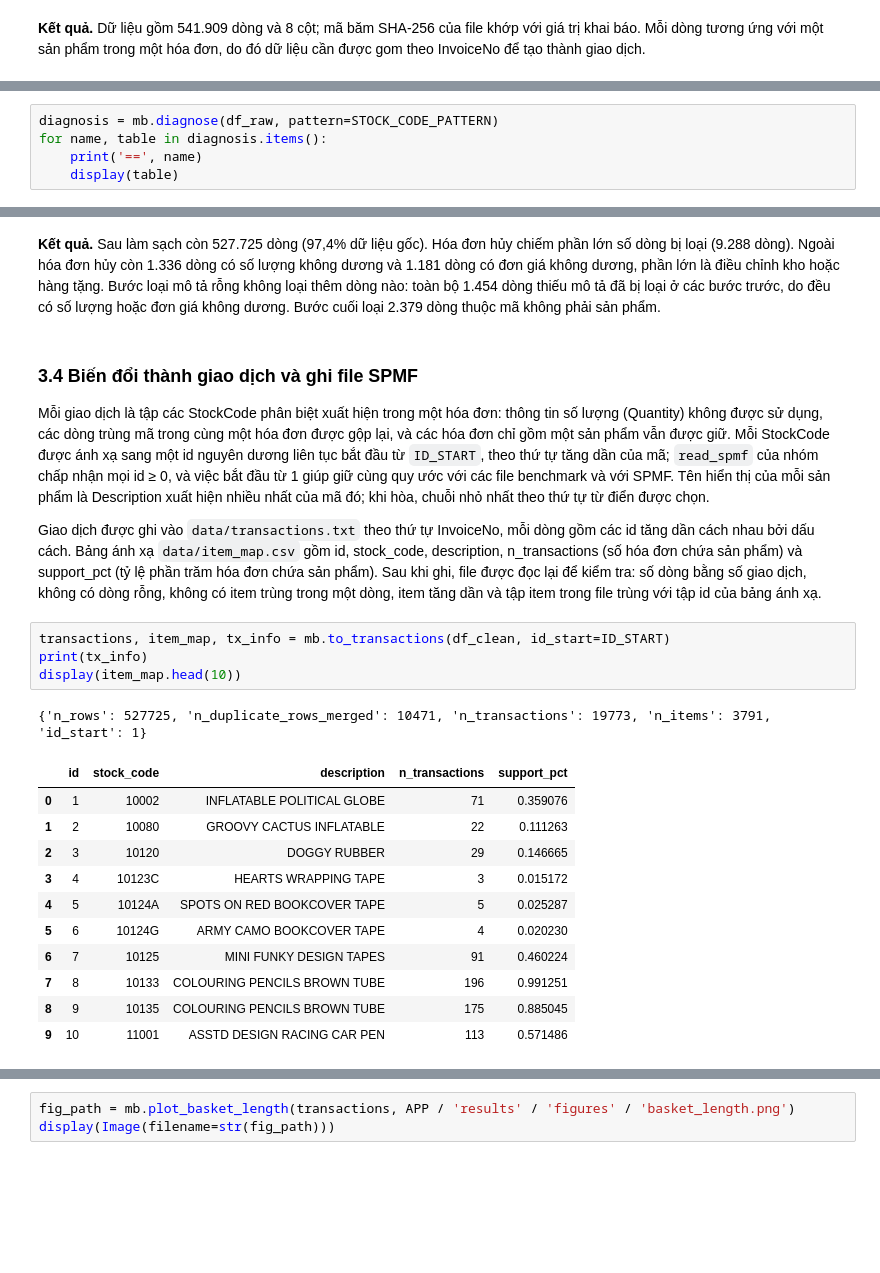
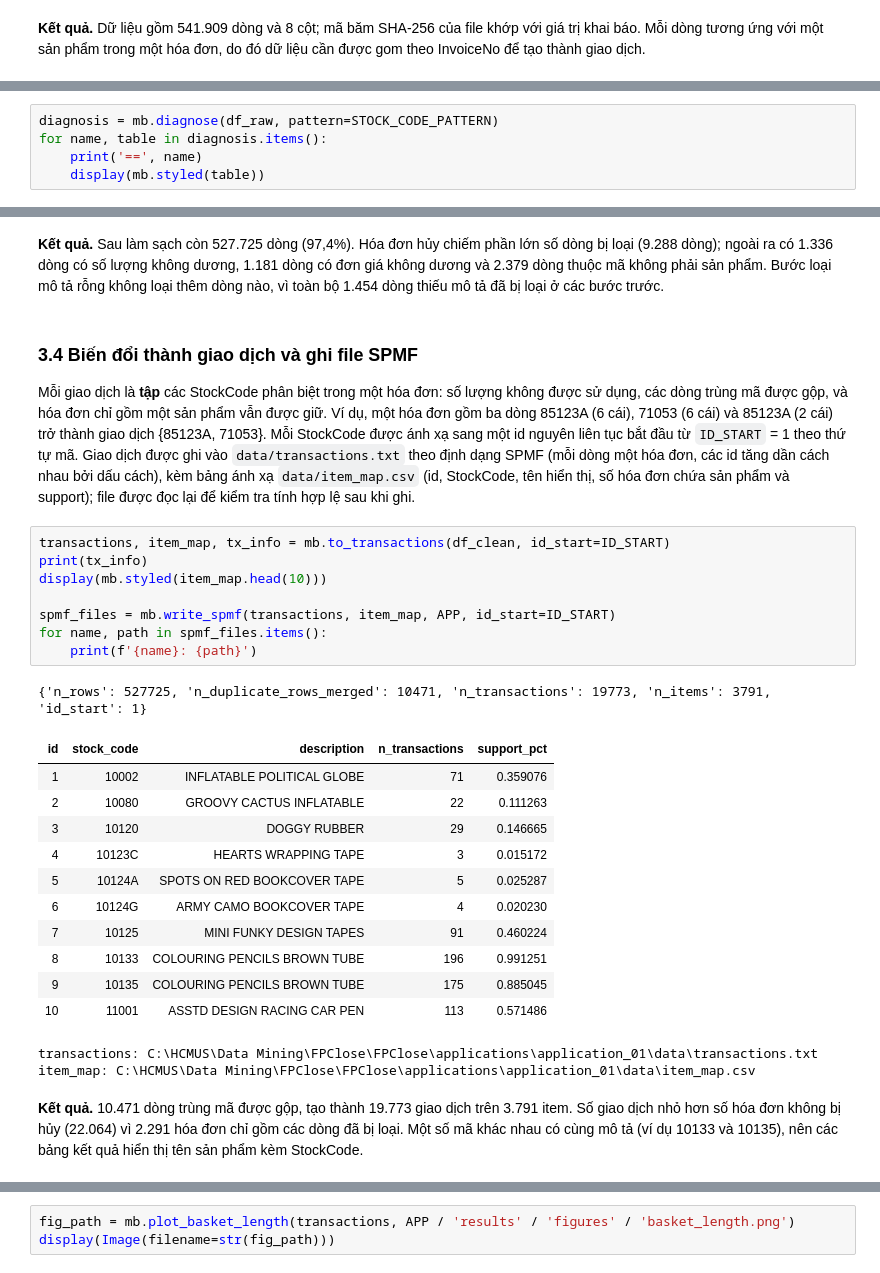
Before and after one commit to DRAGON-1312/FPClose, a Jupyter notebook: notebooks/application_01.ipynb, the cells around one changed output, grey strips where cells are left out. Cells and saved outputs as stored; diff of their text form; blank space fills up the shorter version.

Commit message:
Ứng dụng 1: market basket hoàn chỉnh (tiền xử lý, khai thác, luật, kiểm chứng, diễn giải)

```diff
--- a/notebooks/application_01.ipynb
+++ b/notebooks/application_01.ipynb
@@ -110,6 +145,6 @@ Trước khi loại bỏ bất kỳ dòng nào, dữ liệu được chẩn đo
 diagnosis = mb.diagnose(df_raw, pattern=STOCK_CODE_PATTERN)
 for name, table in diagnosis.items():
     print('==', name)
-    display(table)
+    display(mb.styled(table))
 # %% [output]
 == summary
@@ -172,25 +207,31 @@ display(cleaning_steps)
 # %% [markdown]
-**Kết quả.** Sau làm sạch còn 527.725 dòng (97,4% dữ liệu gốc). Hóa đơn hủy chiếm phần lớn số dòng bị loại (9.288 dòng). Ngoài hóa đơn hủy còn 1.336 dòng có số lượng không dương và 1.181 dòng có đơn giá không dương, phần lớn là điều chỉnh kho hoặc hàng tặng. Bước loại mô tả rỗng không loại thêm dòng nào: toàn bộ 1.454 dòng thiếu mô tả đã bị loại ở các bước trước, do đều có số lượng hoặc đơn giá không dương. Bước cuối loại 2.379 dòng thuộc mã không phải sản phẩm.
+**Kết quả.** Sau làm sạch còn 527.725 dòng (97,4%). Hóa đơn hủy chiếm phần lớn số dòng bị loại (9.288 dòng); ngoài ra có 1.336 dòng có số lượng không dương, 1.181 dòng có đơn giá không dương và 2.379 dòng thuộc mã không phải sản phẩm. Bước loại mô tả rỗng không loại thêm dòng nào, vì toàn bộ 1.454 dòng thiếu mô tả đã bị loại ở các bước trước.
 # %% [markdown]
 ### 3.4 Biến đổi thành giao dịch và ghi file SPMF
 
-Mỗi giao dịch là tập các StockCode phân biệt xuất hiện trong một hóa đơn: thông tin số lượng (Quantity) không được sử dụng, các dòng trùng mã trong cùng một hóa đơn được gộp lại, và các hóa đơn chỉ gồm một sản phẩm vẫn được giữ. Mỗi StockCode được ánh xạ sang một id nguyên dương liên tục bắt đầu từ `ID_START`, theo thứ tự tăng dần của mã; `read_spmf` của nhóm chấp nhận mọi id ≥ 0, và việc bắt đầu từ 1 giúp giữ cùng quy ước với các file benchmark và với SPMF. Tên hiển thị của mỗi sản phẩm là Description xuất hiện nhiều nhất của mã đó; khi hòa, chuỗi nhỏ nhất theo thứ tự từ điển được chọn.
-
-Giao dịch được ghi vào `data/transactions.txt` theo thứ tự InvoiceNo, mỗi dòng gồm các id tăng dần cách nhau bởi dấu cách. Bảng ánh xạ `data/item_map.csv` gồm id, stock_code, description, n_transactions (số hóa đơn chứa sản phẩm) và support_pct (tỷ lệ phần trăm hóa đơn chứa sản phẩm). Sau khi ghi, file được đọc lại để kiểm tra: số dòng bằng số giao dịch, không có dòng rỗng, không có item trùng trong một dòng, item tăng dần và tập item trong file trùng với tập id của bảng ánh xạ.
+Mỗi giao dịch là **tập** các StockCode phân biệt trong một hóa đơn: số lượng không được sử dụng, các dòng trùng mã được gộp, và hóa đơn chỉ gồm một sản phẩm vẫn được giữ. Ví dụ, một hóa đơn gồm ba dòng 85123A (6 cái), 71053 (6 cái) và 85123A (2 cái) trở thành giao dịch {85123A, 71053}. Mỗi StockCode được ánh xạ sang một id nguyên liên tục bắt đầu từ `ID_START` = 1 theo thứ tự mã. Giao dịch được ghi vào `data/transactions.txt` theo định dạng SPMF (mỗi dòng một hóa đơn, các id tăng dần cách nhau bởi dấu cách), kèm bảng ánh xạ `data/item_map.csv` (id, StockCode, tên hiển thị, số hóa đơn chứa sản phẩm và support); file được đọc lại để kiểm tra tính hợp lệ sau khi ghi.
 # %%
 transactions, item_map, tx_info = mb.to_transactions(df_clean, id_start=ID_START)
 print(tx_info)
-display(item_map.head(10))
+display(mb.styled(item_map.head(10)))
+
+spmf_files = mb.write_spmf(transactions, item_map, APP, id_start=ID_START)
+for name, path in spmf_files.items():
+    print(f'{name}: {path}')
 # %% [output]
 {'n_rows': 527725, 'n_duplicate_rows_merged': 10471, 'n_transactions': 19773, 'n_items': 3791, 'id_start': 1}
-|  | id | stock_code | description | n_transactions | support_pct |
-| 0 | 1 | 10002 | INFLATABLE POLITICAL GLOBE | 71 | 0.359076 |
-| 1 | 2 | 10080 | GROOVY CACTUS INFLATABLE | 22 | 0.111263 |
-| 2 | 3 | 10120 | DOGGY RUBBER | 29 | 0.146665 |
-| 3 | 4 | 10123C | HEARTS WRAPPING TAPE | 3 | 0.015172 |
-| 4 | 5 | 10124A | SPOTS ON RED BOOKCOVER TAPE | 5 | 0.025287 |
-| 5 | 6 | 10124G | ARMY CAMO BOOKCOVER TAPE | 4 | 0.020230 |
-| 6 | 7 | 10125 | MINI FUNKY DESIGN TAPES | 91 | 0.460224 |
-| 7 | 8 | 10133 | COLOURING PENCILS BROWN TUBE | 196 | 0.991251 |
-| 8 | 9 | 10135 | COLOURING PENCILS BROWN TUBE | 175 | 0.885045 |
-| 9 | 10 | 11001 | ASSTD DESIGN RACING CAR PEN | 113 | 0.571486 |
+| id | stock_code | description | n_transactions | support_pct |
+| 1 | 10002 | INFLATABLE POLITICAL GLOBE | 71 | 0.359076 |
+| 2 | 10080 | GROOVY CACTUS INFLATABLE | 22 | 0.111263 |
+| 3 | 10120 | DOGGY RUBBER | 29 | 0.146665 |
+| 4 | 10123C | HEARTS WRAPPING TAPE | 3 | 0.015172 |
+| 5 | 10124A | SPOTS ON RED BOOKCOVER TAPE | 5 | 0.025287 |
+| 6 | 10124G | ARMY CAMO BOOKCOVER TAPE | 4 | 0.020230 |
+| 7 | 10125 | MINI FUNKY DESIGN TAPES | 91 | 0.460224 |
+| 8 | 10133 | COLOURING PENCILS BROWN TUBE | 196 | 0.991251 |
+| 9 | 10135 | COLOURING PENCILS BROWN TUBE | 175 | 0.885045 |
+| 10 | 11001 | ASSTD DESIGN RACING CAR PEN | 113 | 0.571486 |
+transactions: C:\HCMUS\Data Mining\FPClose\FPClose\applications\application_01\data\transactions.txt
+item_map: C:\HCMUS\Data Mining\FPClose\FPClose\applications\application_01\data\item_map.csv
+# %% [markdown]
+**Kết quả.** 10.471 dòng trùng mã được gộp, tạo thành 19.773 giao dịch trên 3.791 item. Số giao dịch nhỏ hơn số hóa đơn không bị hủy (22.064) vì 2.291 hóa đơn chỉ gồm các dòng đã bị loại. Một số mã khác nhau có cùng mô tả (ví dụ 10133 và 10135), nên các bảng kết quả hiển thị tên sản phẩm kèm StockCode.
```
Also changed, not shown: parts of 55 cells of this notebook, 16 other files.
